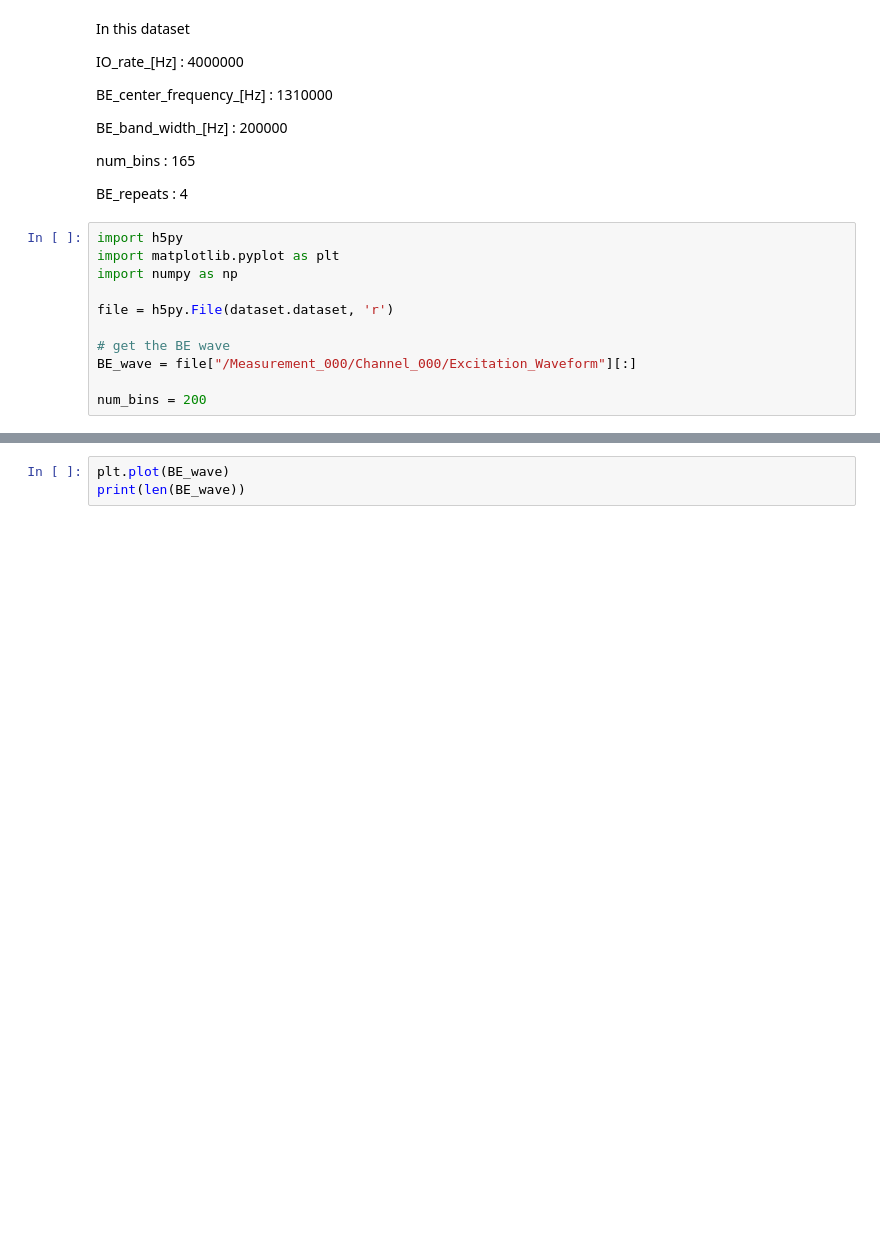
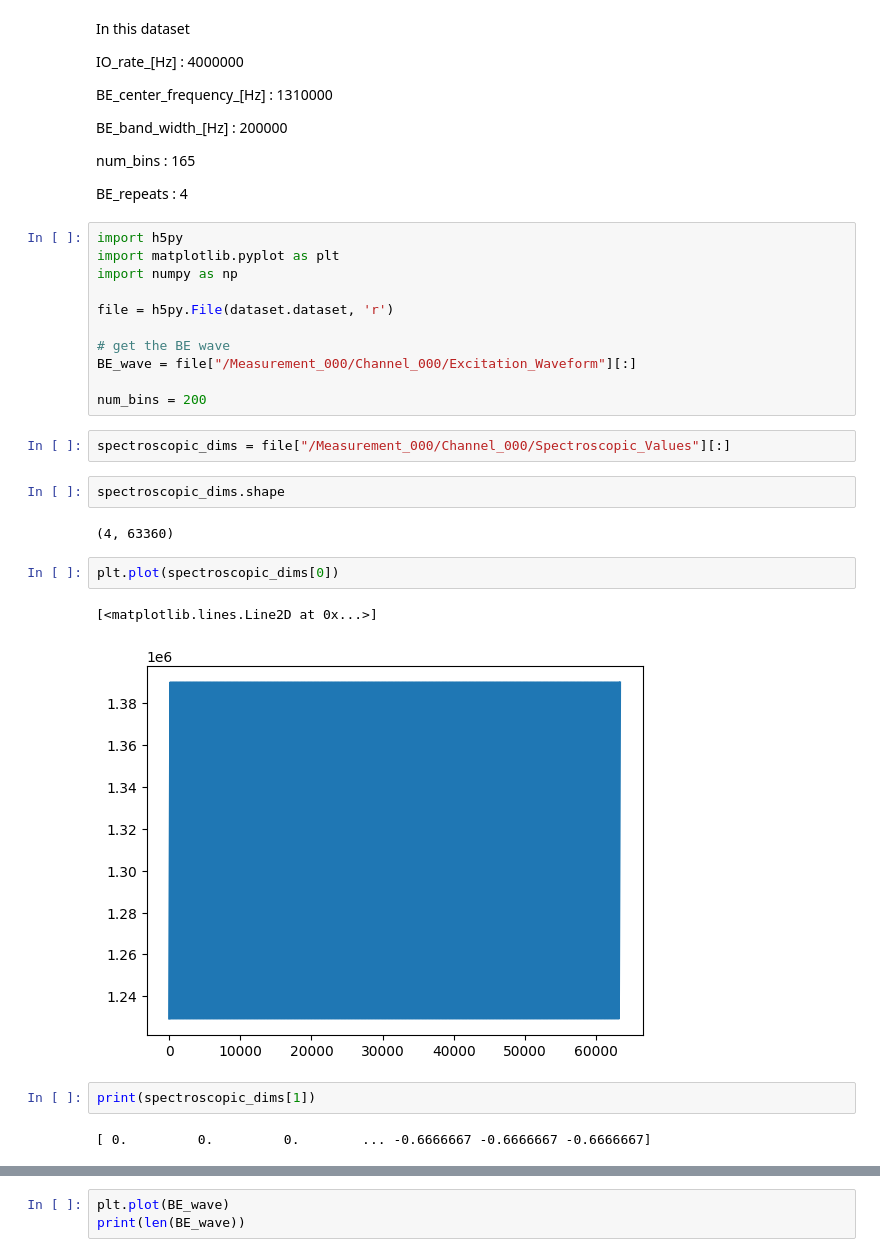
Before and after one commit to m3-learning/BandExcitation, a Jupyter notebook: testing/dataset.ipynb, the cells around one changed output, grey strips where cells are left out. Saved outputs shown, nothing was run; the diff lists cells and outputs as text; blank space fills up the shorter version.

Commit message:
add frequency spectroscopic and added tile_and_offset method

```diff
--- a/testing/dataset.ipynb
+++ b/testing/dataset.ipynb
@@ -74,3 +72,18 @@ file = h5py.File(dataset.dataset, 'r')
 BE_wave = file["/Measurement_000/Channel_000/Excitation_Waveform"][:]
 
 num_bins = 200
+# %%
+spectroscopic_dims = file["/Measurement_000/Channel_000/Spectroscopic_Values"][:]
+# %%
+spectroscopic_dims.shape
+# %% [output]
+(4, 63360)
+# %%
+plt.plot(spectroscopic_dims[0])
+# %% [output]
+[<matplotlib.lines.Line2D at 0x...>]
+[figure, added]
+# %%
+print(spectroscopic_dims[1])
+# %% [output]
+[ 0.         0.         0.        ... -0.6666667 -0.6666667 -0.6666667]
```
Also changed, not shown: parts of 18 cells of this notebook, 2 other files.
